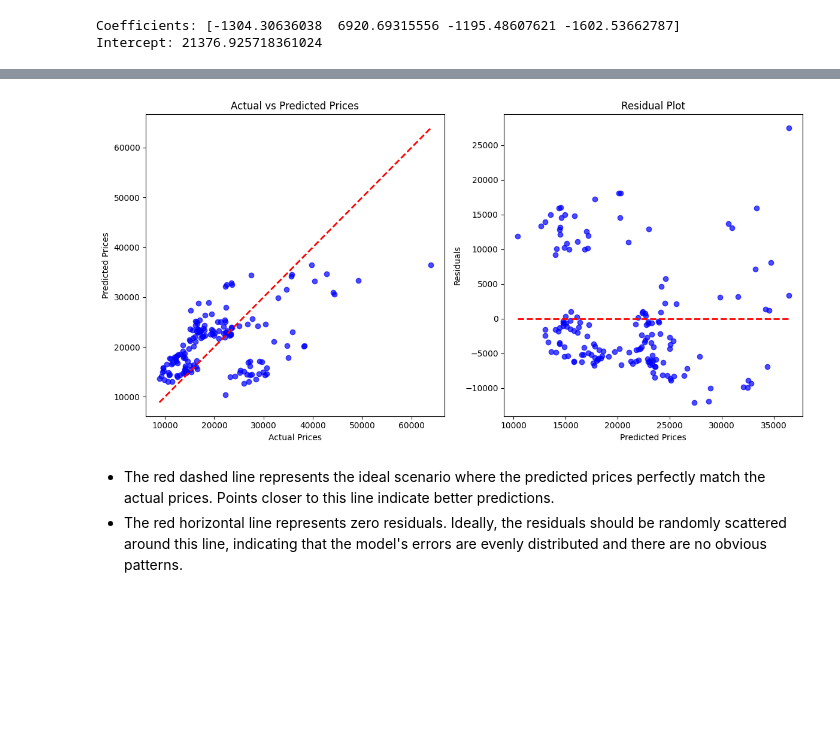
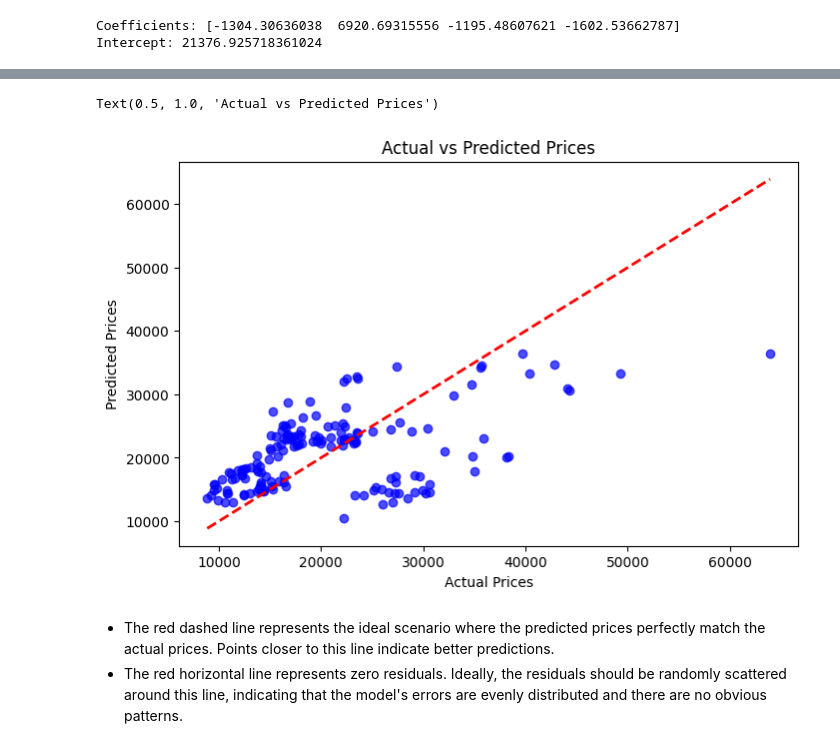
Before and after one commit to 1sumer/Python-Repo, a Jupyter notebook: Multiveriate Regression/Multiveriate regression & Model Performence.ipynb, the cells around one changed output, grey strips where cells are left out. Saved outputs shown, nothing was run; the diff lists cells and outputs as text; code cells hidden in the pictures; blank space fills up the shorter version.

```diff
--- a/Multiveriate Regression/Multiveriate regression & Model Performence.ipynb
+++ b/Multiveriate Regression/Multiveriate regression & Model Performence.ipynb
@@ -12,7 +12,7 @@ from sklearn.model_selection import train_test_split
 import warnings
 warnings.filterwarnings('ignore')
 # %%
-df = pd.read_excel(r"D:\Machine learning\Workbook\Regression\Multiveriate Regression\cars.xls")
+df = pd.read_excel(r"D:\Machine Learning\Multiveriate Regression\cars.xls")
 df.head(10)
 # %% [output]
 |  | Price | Mileage | Make | Model | Trim | Type | Cylinder | Liter | Doors | Cruise | Sound | ... |
@@ -410,26 +416,14 @@ Intercept: 21376.925718361024
 # %%
-plt.figure(figsize=(12, 6))
+plt.figure(figsize=(8, 5))
 
-plt.subplot(1, 2, 1)
 plt.scatter(y_test, y_pred, alpha=0.7, color='b')
 plt.plot([min(y_test), max(y_test)], [min(y_test), max(y_test)], 'r--', linewidth=2)
 plt.xlabel('Actual Prices')
 plt.ylabel('Predicted Prices')
 plt.title('Actual vs Predicted Prices')
-
-# Residual Plot
-residuals = y_test - y_pred
-plt.subplot(1, 2, 2)
-plt.scatter(y_pred, residuals, alpha=0.7, color='b')
-plt.hlines(y=0, xmin=min(y_pred), xmax=max(y_pred), colors='r', linestyles='--', linewidth=2)
-plt.xlabel('Predicted Prices')
-plt.ylabel('Residuals')
-plt.title('Residual Plot')
-
-plt.tight_layout()
-plt.show()
 # %% [output]
+Text(0.5, 1.0, 'Actual vs Predicted Prices')
-[figure, old version]
+[figure, new version]
 # %% [markdown]
 - The red dashed line represents the ideal scenario where the predicted prices perfectly match the actual prices. Points closer to this line indicate better predictions.
 - The red horizontal line represents zero residuals. Ideally, the residuals should be randomly scattered around this line, indicating that the model's errors are evenly distributed and there are no obvious patterns.
```
Also changed, not shown: parts of 3 cells of this notebook, 10 other files.
